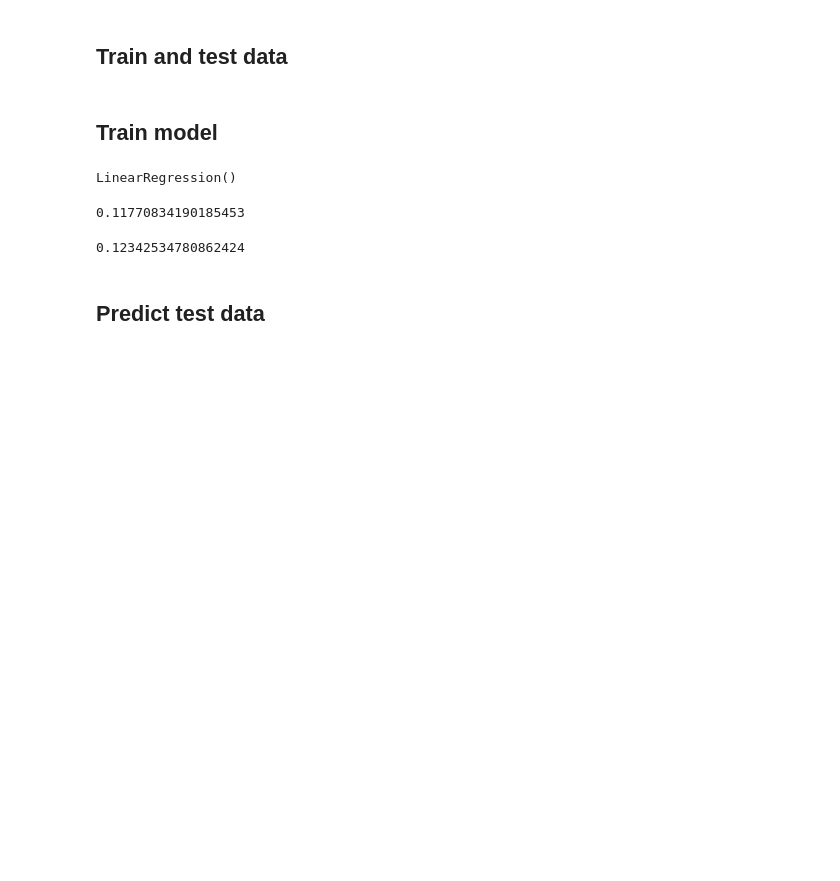
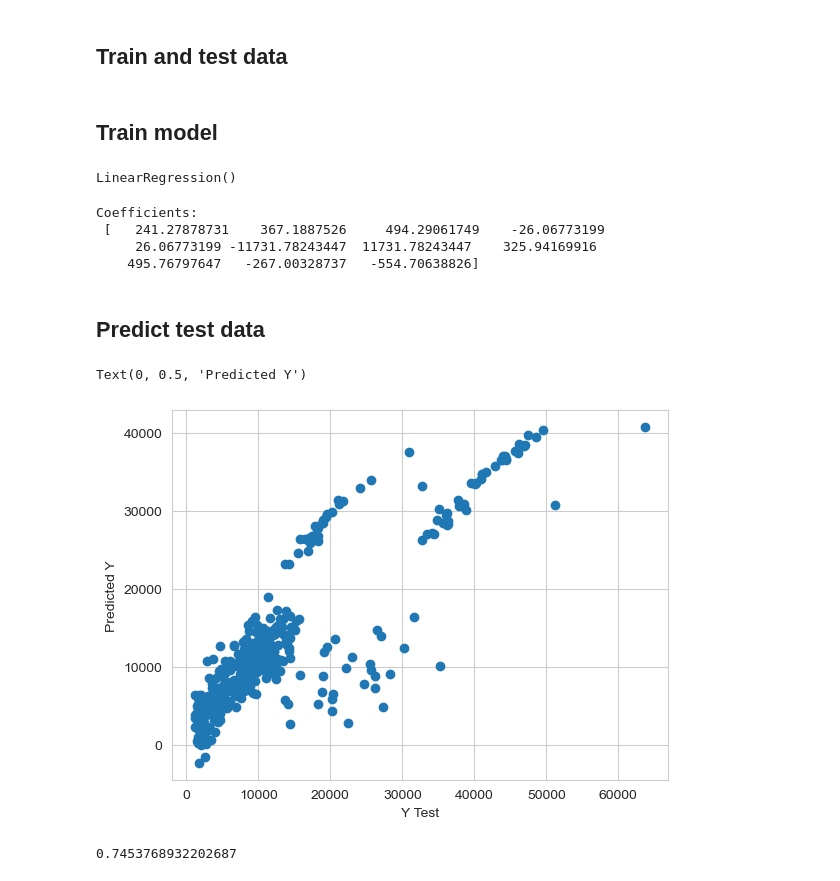
Before and after one commit to ojimenez24/Insurance-cost---Linear-Regression, a Jupyter notebook: Insurance-Linear regression.ipynb, the cells around one changed output. Saved outputs shown, nothing was run; the diff lists cells and outputs as text; code cells hidden in the pictures; blank space fills up the shorter version.

```diff
--- a/Insurance-Linear regression.ipynb
+++ b/Insurance-Linear regression.ipynb
@@ -90,11 +89,11 @@ sns.lmplot(x='age',y='charges',data=insurance, line_kws={"color": "red"})
 # %%
 y = insurance['charges']
 # %%
-X = insurance[['age', 'bmi', 'children']]
+X = insurance.drop(['charges'], axis=1)
 # %%
 from sklearn.model_selection import train_test_split
 # %%
-X_train, X_test, y_train, y_test = train_test_split(X, y, test_size=0.30, random_state=1)
+X_train, X_test, y_train, y_test = train_test_split(X, y, test_size=0.3, random_state=101)
 # %% [markdown]
 ## Train model
 # %%
@@ -105,13 +104,26 @@ lm = LinearRegression()
 lm.fit(X_train,y_train)
 # %% [output]
 LinearRegression()
-# %%
-lm.score(X_train, y_train)
-# %% [output]
-0.11770834190185453
-# %%
-lm.score(X_test, y_test)
-# %% [output]
-0.12342534780862424
+# %%
+# The coefficients
+print('Coefficients: \n', lm.coef_)
+# %% [output]
+Coefficients:
+ [   241.27878731    367.1887526     494.29061749    -26.06773199
+     26.06773199 -11731.78243447  11731.78243447    325.94169916
+    495.76797647   -267.00328737   -554.70638826]
 # %% [markdown]
 ## Predict test data
+# %%
+predictions = lm.predict( X_test)
+# %%
+plt.scatter(y_test,predictions)
+plt.xlabel('Y Test')
+plt.ylabel('Predicted Y')
+# %% [output]
+Text(0, 0.5, 'Predicted Y')
+[figure, added]
+# %%
+lm.score(X_train, y_train)
+# %% [output]
+0.7453768932202687
```
Also changed, not shown: parts of 4 cells of this notebook.
